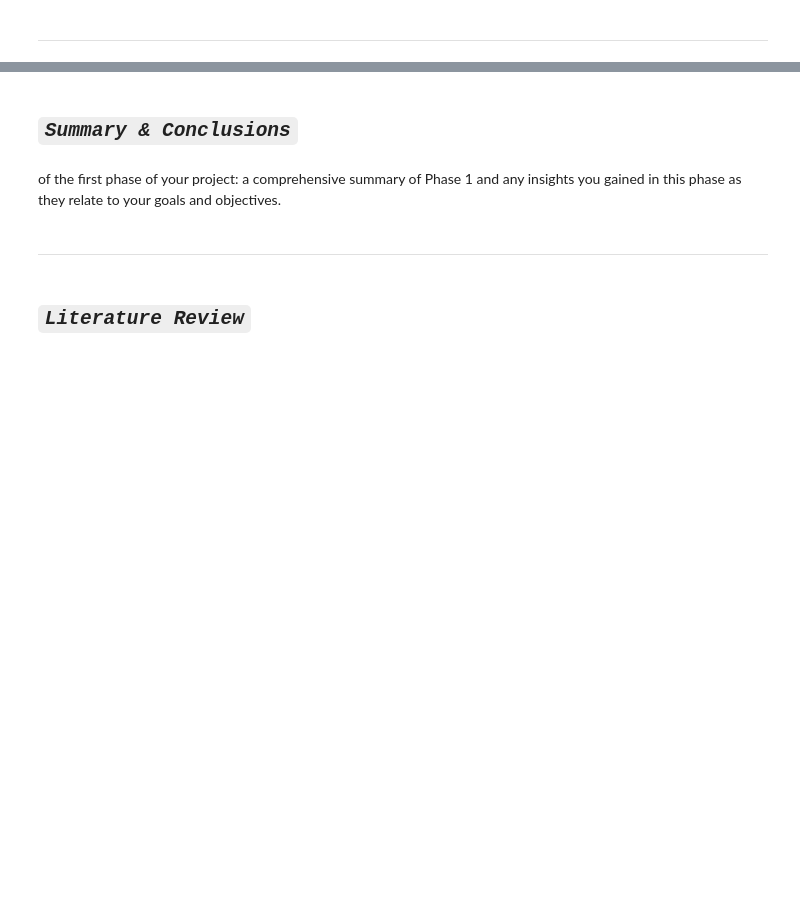
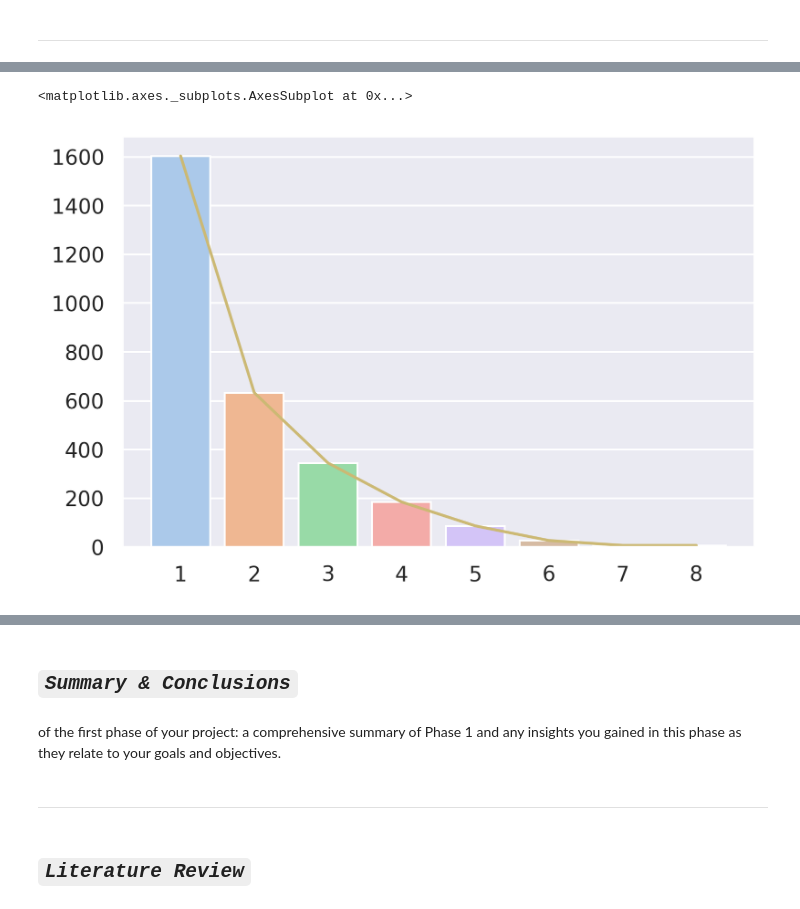
Before and after one commit to RafDingo/Maths40, a Jupyter notebook: Maths40.ipynb, the cells around one changed output, grey strips where cells are left out. Cells and saved outputs as stored; diff of their text form; code cells hidden in the pictures; blank space fills up the shorter version.

```diff
--- a/Maths40.ipynb
+++ b/Maths40.ipynb
@@ -356,0 +477,11 @@ Shape: (2895, 20)
+# %%
+# number of num_planets
+temp_df = df['num_planet'].value_counts()
+x = np.linspace(1, temp_df.nunique()+1, temp_df.nunique()+1, dtype=int)
+y = temp_df.to_list()
+sns.barplot(x=x, y=y, palette='pastel')
+sns.lineplot(x=x-1, y=y, color='y')
+# sns.distplot(df['num_planet'])
+# %% [output]
+<matplotlib.axes._subplots.AxesSubplot at 0x...>
+[figure, added]
```
Also changed, not shown: parts of 21 cells of this notebook.
